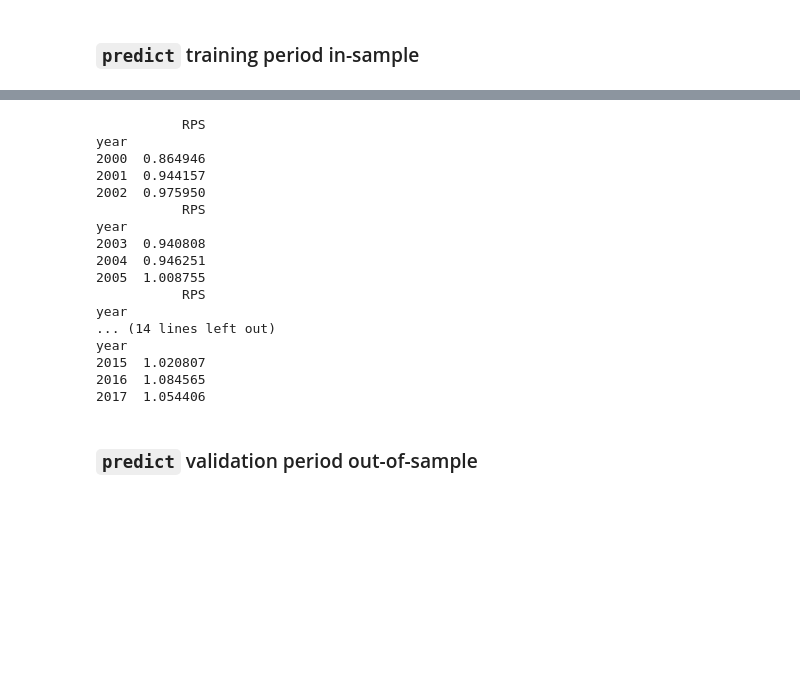
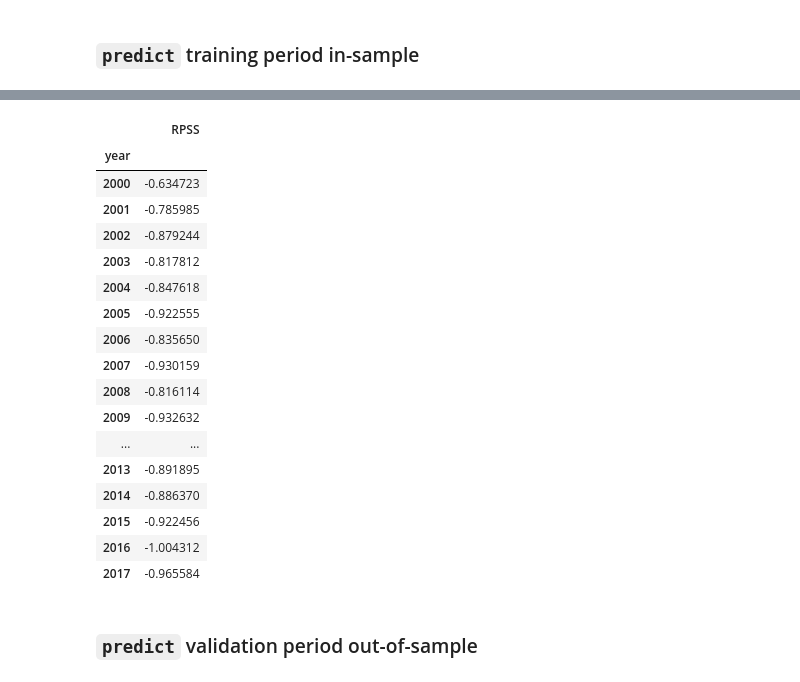
Before and after one commit to steidani/s2s-ai-challenge-kit-eth-ubern, a Jupyter notebook: notebooks/ML_train_and_predict.ipynb, the cells around one changed output, grey strips where cells are left out. Saved outputs shown, nothing was run; the diff lists cells and outputs as text; code cells hidden in the pictures; blank space fills up the shorter version.

```diff
--- a/notebooks/ML_train_and_predict.ipynb
+++ b/notebooks/ML_train_and_predict.ipynb
@@ -402,32 +383,34 @@ Warning: Run CLI commands only from project's root directory.
 # %%
 from scripts import skill_by_year
 # %%
-step = 3
-for year in np.arange(int(time_train_start), int(time_train_end) -1, step): # loop over years to consume less memory on renku
-    preds_is = create_predictions(cnn, hind_2000_2019, obs_2000_2019, time=slice(str(year), str(year+step-1))).compute()
-    print(skill_by_year(preds_is))
+#on renku with small memory
+#step = 3
+#for year in np.arange(int(time_train_start), int(time_train_end) -1, step): # loop over years to consume less memory on renku
+#    preds_is = create_predictions(cnn, hind_2000_2019, obs_2000_2019, time=slice(str(year), str(year+step-1))).compute()
+#    print(skill_by_year(preds_is))
-# %% [output]
-           RPS
-year
-2000  0.864946
-2001  0.944157
-2002  0.975950
-           RPS
-year
-2003  0.940808
-2004  0.946251
-2005  1.008755
-           RPS
-year
-... (14 lines left out)
-year
-2015  1.020807
-2016  1.084565
-2017  1.054406
 # %%
-# not on renkulab, simply do
-# preds_is = create_predictions(cnn, hind_2000_2019, obs_2000_2019, time=slice(time_train_start, time_train_end))
-# skill_by_year(preds_is)
+# with larger memory, simply do
+preds_is = create_predictions(cnn, hind_2000_2019, obs_2000_2019, time=slice(time_train_start, time_train_end))
+skill_by_year(preds_is)
+# %% [output]
+|  | RPSS |
+| year |  |
+| 2000 | -0.634723 |
+| 2001 | -0.785985 |
+| 2002 | -0.879244 |
+| 2003 | -0.817812 |
+| 2004 | -0.847618 |
+| 2005 | -0.922555 |
+| 2006 | -0.835650 |
+| 2007 | -0.930159 |
+| 2008 | -0.816114 |
+| 2009 | -0.932632 |
+| ... | ... |
+| 2013 | -0.891895 |
+| 2014 | -0.886370 |
+| 2015 | -0.922456 |
+| 2016 | -1.004312 |
+| 2017 | -0.965584 |
 # %% [markdown]
 ### `predict` validation period out-of-sample
 # %%
```
Also changed, not shown: parts of 17 cells of this notebook, 3 other files.
